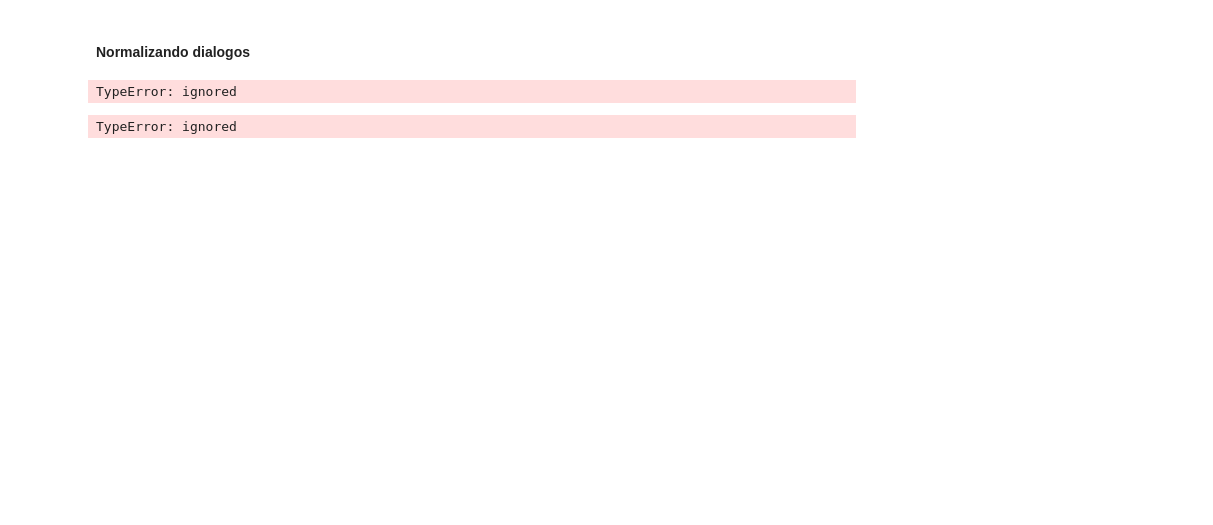
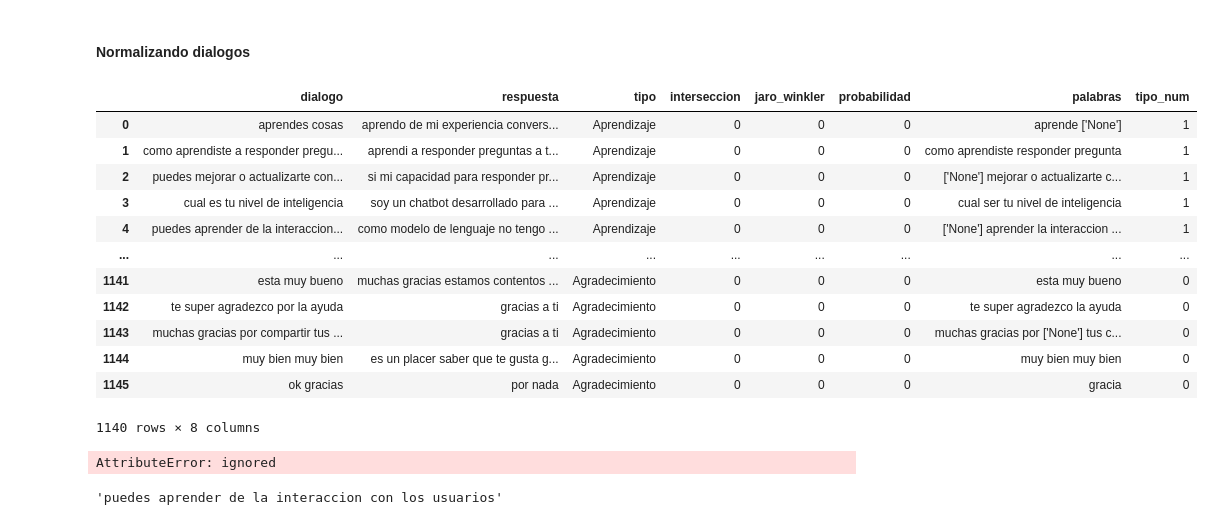
Before and after one commit to Bigote93/Chatbot_Alura_Sprint1, a Jupyter notebook: Chatbot_Inteligente_Alura_Sprint1.ipynb, the cells around one changed output. Drawn from its saved outputs; the diff is of its cells as text; code cells hidden in the pictures; blank space fills up the shorter version.

```diff
--- a/Chatbot_Inteligente_Alura_Sprint1.ipynb
+++ b/Chatbot_Inteligente_Alura_Sprint1.ipynb
@@ -89,0 +90,6 @@ else:
+# %%
+# Almacenaremos los registros
+
+for verbo in lista_verbos:
+  if ' ' in verbo:
+    print(verbo)
@@ -143,9 +275,6 @@ def tratamiento_texto(texto):
     # Eliminamos los caracteres con tildes.
     texto_tratado = texto_minusculas.replace("á", "a").replace("é", "e").replace("í", "i").replace("ó", "o").replace("ú", "u")
     return texto_tratado
-  else:
-    return f'{texto}'
 
-
-tratamiento_texto('Deseo comerme el mundo')
+tratamiento_texto('Comisté')
 # %% [output]
@@ -159,13 +288,19 @@ def reemplazar_terminacion(palabra):
 
   terminaciones = ['ste','es','me','as','te',]
   #Verificar si tiene terminacion
+
   for terminacion in terminaciones:
-    if terminacion in palabra[-len(terminacion):]:
+    if palabra.endswith(terminacion):
 
       #Cambiar la terminacion de la palabra
       verbo_infinitivo = palabra[:-len(terminacion)]+'r'
 
+      #Asignar la palabra modificada a la variable
       return verbo_infinitivo
+    # En caso de no terminar con alguna terminacion, se devuelve la palabra ingresada
+    else:
+      return palabra
 
-reemplazar_terminacion('Comiste')
+# Ejemplo de uso:
+reemplazar_terminacion('comiste')
 # %% [output]
@@ -179,13 +362,12 @@ Crear una funcion que identifique la categoria de la palabra.
 # %%
 import spacy
+nlp = spacy.load('en_core_web_sm')
 
 #Función para devolver los tokens normalizados del texto
 def normalizar(texto):
 
   # Almacenamos los tokens en una lista
   tokens=[]
-
-  nlp = spacy.load('en_core_web_sm')
 
   # Instanciamos de acuerdo a las credenciales de tokenizar
   doc = nlp(texto)
@@ -230,10 +412,10 @@ def normalizar(texto):
       list(filter(None, lista_n))
   '''
 
-  tokens = list(filter(None, list(dict.fromkeys(tokens))))
-
-  return tokens
+  #tokens = list(filter(None, set(tokens)))
+  tokens_transform = ' '.join(str(elemento) for elemento in tokens)
+  return tokens_transform
 
 
-normalizar('soy diego nalli y deseo ser el mejor campeon del mundo')
+normalizar('El perro visito comiste todo el viaje')
 # %% [output]
@@ -433,20 +622,32 @@ from sklearn.metrics import accuracy_score
 # %%
 # Normalizando frases
 label_encoder = LabelEncoder()
 
 # Normalizar cada dialogo
-df_dialogo['palabras'] = df_dialogo['dialogo'].apply(lambda x: ' '.join(list(normalizar(x))))
+df_dialogo['palabras'] = df_dialogo['dialogo'].apply(normalizar)
 df_dialogo['tipo_num'] = label_encoder.fit_transform(df_dialogo['tipo'])
 df_dialogo = df_dialogo[df_dialogo.palabras.values!='']
 
 df_dialogo
 # %% [output]
+|  | dialogo | respuesta | tipo | interseccion | jaro_winkler | probabilidad | palabras | tipo_num |
+| 0 | aprendes cosas | aprendo de mi experiencia convers... | Aprendizaje | 0 | 0 | 0 | aprende ['None'] | 1 |
+| 1 | como aprendiste a responder pregu... | aprendi a responder preguntas a t... | Aprendizaje | 0 | 0 | 0 | como aprendiste responder pregunta | 1 |
+| 2 | puedes mejorar o actualizarte con... | si mi capacidad para responder pr... | Aprendizaje | 0 | 0 | 0 | ['None'] mejorar o actualizarte c... | 1 |
+| 3 | cual es tu nivel de inteligencia | soy un chatbot desarrollado para ... | Aprendizaje | 0 | 0 | 0 | cual ser tu nivel de inteligencia | 1 |
+| 4 | puedes aprender de la interaccion... | como modelo de lenguaje no tengo ... | Aprendizaje | 0 | 0 | 0 | ['None'] aprender la interaccion ... | 1 |
+| ... | ... | ... | ... | ... | ... | ... | ... | ... |
+| 1141 | esta muy bueno | muchas gracias estamos contentos ... | Agradecimiento | 0 | 0 | 0 | esta muy bueno | 0 |
+| 1142 | te super agradezco por la ayuda | gracias a ti | Agradecimiento | 0 | 0 | 0 | te super agradezco la ayuda | 0 |
+| 1143 | muchas gracias por compartir tus ... | gracias a ti | Agradecimiento | 0 | 0 | 0 | muchas gracias por ['None'] tus c... | 0 |
+| 1144 | muy bien muy bien | es un placer saber que te gusta g... | Agradecimiento | 0 | 0 | 0 | muy bien muy bien | 0 |
+| 1145 | ok gracias | por nada | Agradecimiento | 0 | 0 | 0 | gracia | 0 |
-TypeError: ignored
+1140 rows × 8 columns
-# %%
-lista_n = []
-for elemento in df_dialogo['dialogo']:
-  lista_n.append(normalizar(elemento))
-
-lista_n
-# %% [output]
-TypeError: ignored
+# %%
+normalizar(df_dialogo['dialogo'][4])
+# %% [output]
+AttributeError: ignored
+# %%
+df_dialogo['dialogo'][4]
+# %% [output]
+'puedes aprender de la interaccion con los usuarios'
```
Also changed, not shown: parts of 18 cells of this notebook.
